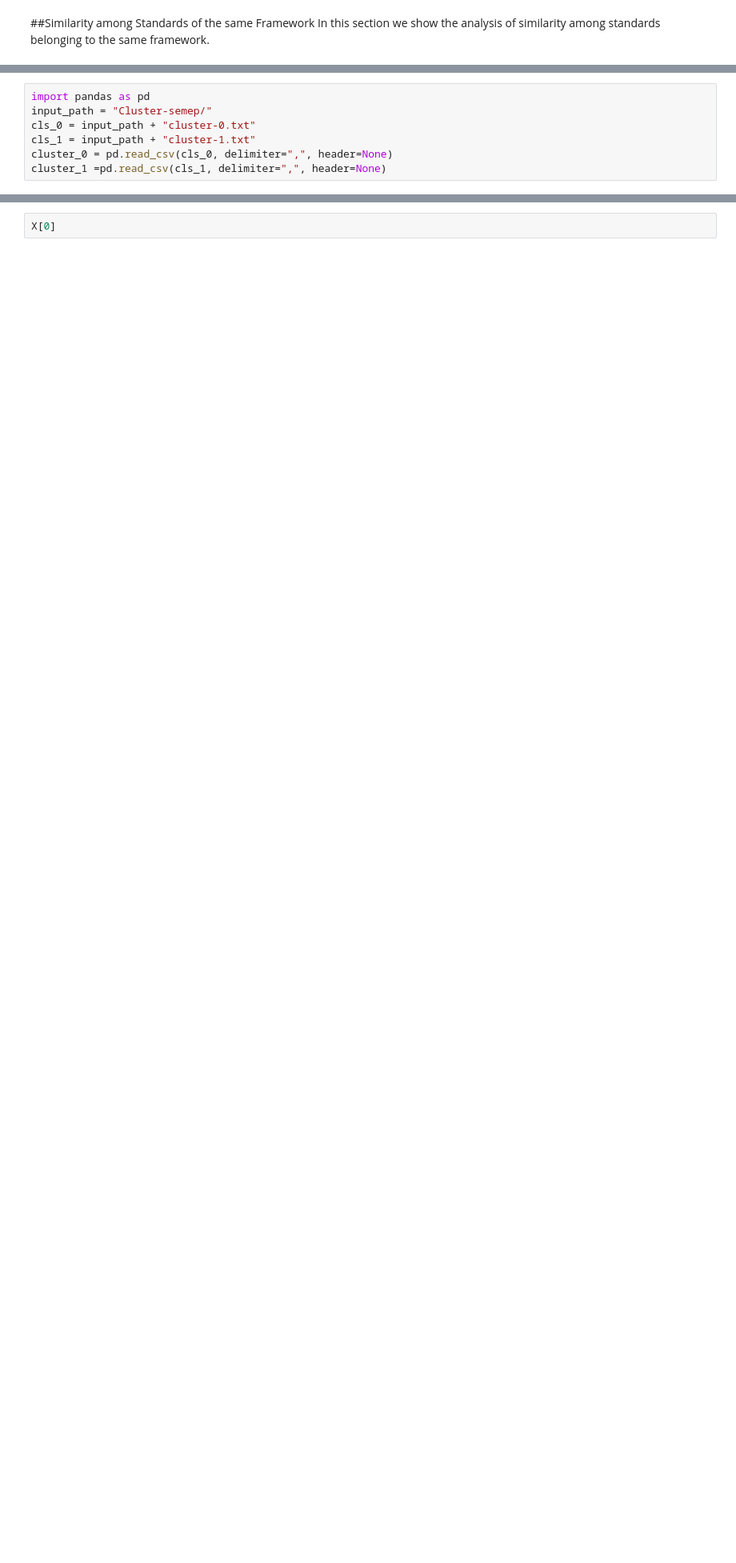
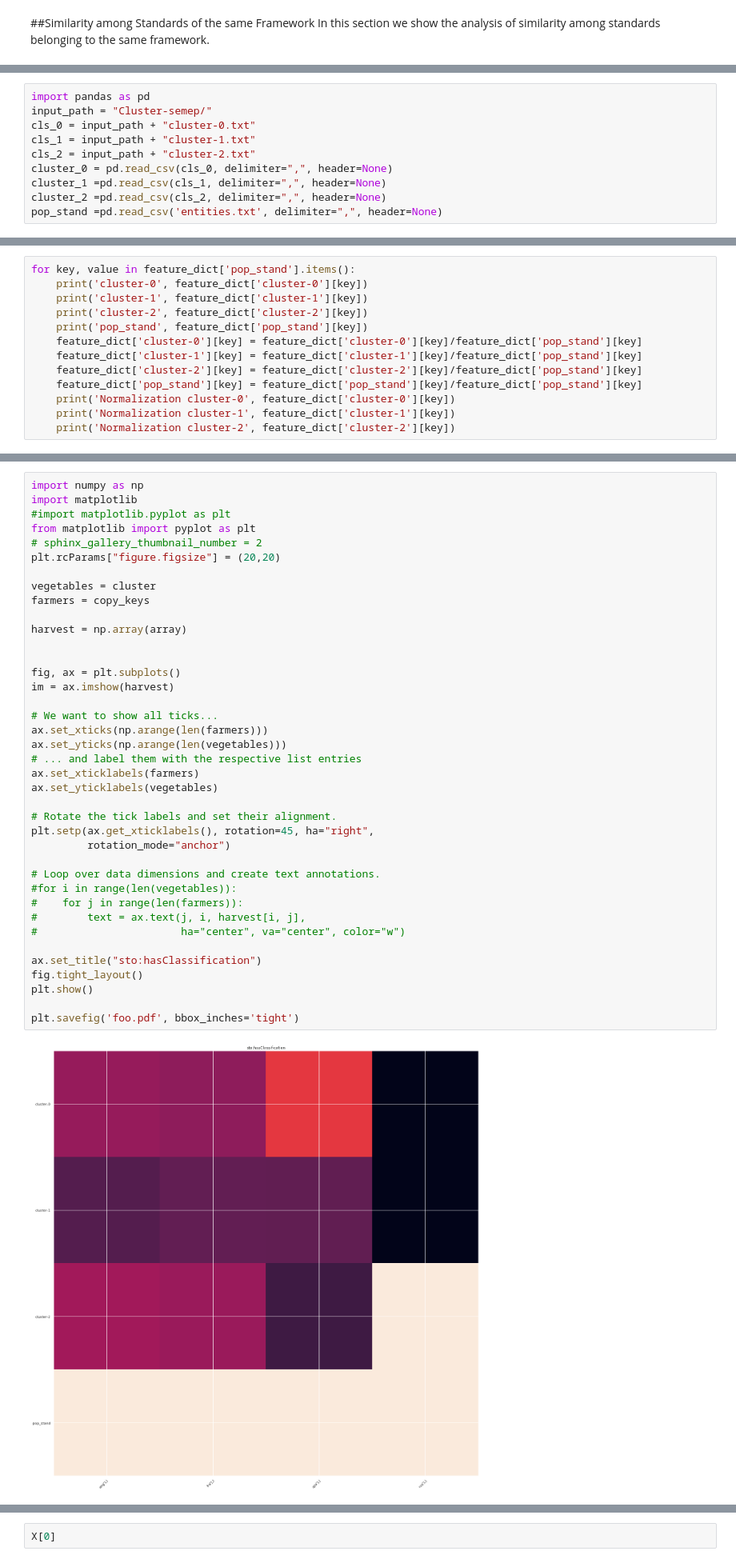
Before and after one commit to i40-Tools/I40KG-Embeddings, a Jupyter notebook: Community-Analysis.ipynb, the cells around one changed output, grey strips where cells are left out. Shown at 80% size. Drawn from its saved outputs; the diff is of its cells as text; blank space fills up the shorter version.

Commit message:
Qualitative Analysis (SemEP) to the standard property

```diff
--- a/Community-Analysis.ipynb
+++ b/Community-Analysis.ipynb
@@ -188,5 +200,8 @@ import pandas as pd
 input_path = "Cluster-semep/"
 cls_0 = input_path + "cluster-0.txt"
 cls_1 = input_path + "cluster-1.txt"
+cls_2 = input_path + "cluster-2.txt"
 cluster_0 = pd.read_csv(cls_0, delimiter=",", header=None)
 cluster_1 =pd.read_csv(cls_1, delimiter=",", header=None)
+cluster_2 =pd.read_csv(cls_2, delimiter=",", header=None)
+pop_stand =pd.read_csv('entities.txt', delimiter=",", header=None)
@@ -232,0 +274,13 @@ features
+# %%
+for key, value in feature_dict['pop_stand'].items():
+    print('cluster-0', feature_dict['cluster-0'][key])
+    print('cluster-1', feature_dict['cluster-1'][key])
+    print('cluster-2', feature_dict['cluster-2'][key])
+    print('pop_stand', feature_dict['pop_stand'][key])
+    feature_dict['cluster-0'][key] = feature_dict['cluster-0'][key]/feature_dict['pop_stand'][key]
+    feature_dict['cluster-1'][key] = feature_dict['cluster-1'][key]/feature_dict['pop_stand'][key]
+    feature_dict['cluster-2'][key] = feature_dict['cluster-2'][key]/feature_dict['pop_stand'][key]
+    feature_dict['pop_stand'][key] = feature_dict['pop_stand'][key]/feature_dict['pop_stand'][key]
+    print('Normalization cluster-0', feature_dict['cluster-0'][key])
+    print('Normalization cluster-1', feature_dict['cluster-1'][key])
+    print('Normalization cluster-2', feature_dict['cluster-2'][key])
@@ -232,0 +348,41 @@ features
+# %%
+import numpy as np
+import matplotlib
+#import matplotlib.pyplot as plt
+from matplotlib import pyplot as plt
+# sphinx_gallery_thumbnail_number = 2
+plt.rcParams["figure.figsize"] = (20,20)
+
+vegetables = cluster
+farmers = copy_keys
+
+harvest = np.array(array)
+
+
+fig, ax = plt.subplots()
+im = ax.imshow(harvest)
+
+# We want to show all ticks...
+ax.set_xticks(np.arange(len(farmers)))
+ax.set_yticks(np.arange(len(vegetables)))
+# ... and label them with the respective list entries
+ax.set_xticklabels(farmers)
+ax.set_yticklabels(vegetables)
+
+# Rotate the tick labels and set their alignment.
+plt.setp(ax.get_xticklabels(), rotation=45, ha="right",
+         rotation_mode="anchor")
+
+# Loop over data dimensions and create text annotations.
+#for i in range(len(vegetables)):
+#    for j in range(len(farmers)):
+#        text = ax.text(j, i, harvest[i, j],
+#                       ha="center", va="center", color="w")
+
+ax.set_title("sto:hasClassification")
+fig.tight_layout()
+plt.show()
+
+plt.savefig('foo.pdf', bbox_inches='tight')
+# %% [output]
+[figure, added]
```
Also changed, not shown: parts of 20 cells of this notebook, 8 other files.
